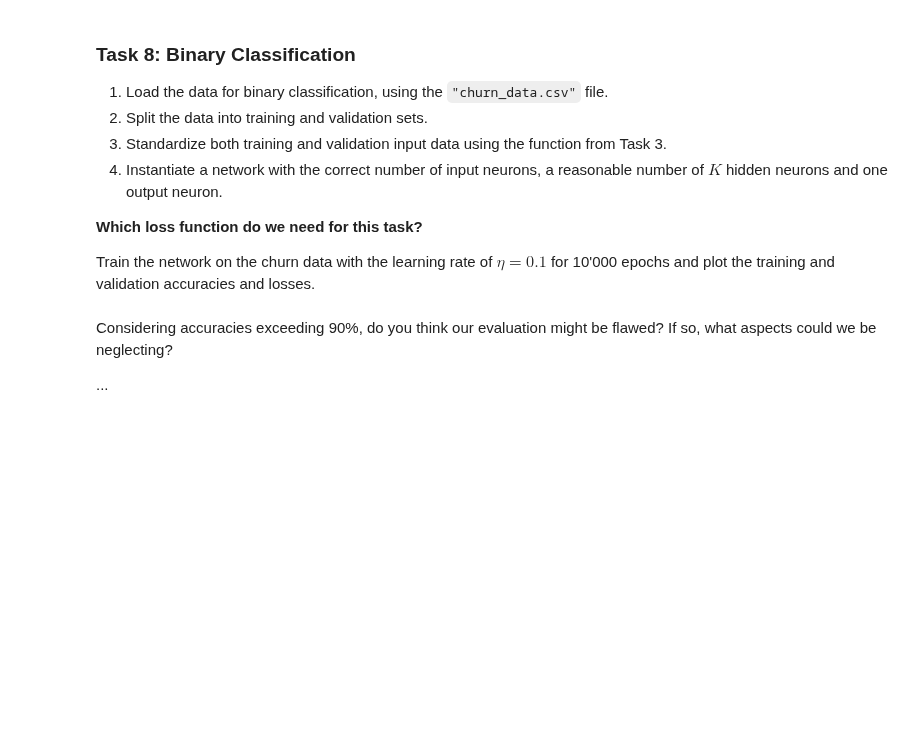
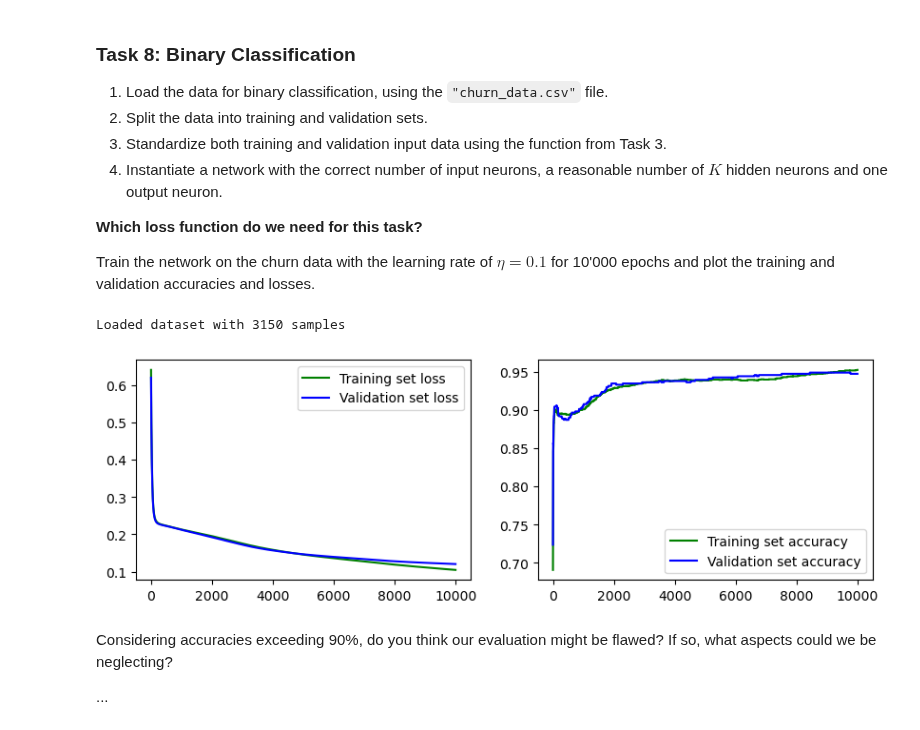
Before and after one commit to hangchenxie/uzh-deeplearning24, a Jupyter notebook: DL-Assignment05.ipynb, the cells around one changed output. Drawn from its saved outputs; the diff is of its cells as text; code cells hidden in the pictures; blank space fills up the shorter version.

```diff
--- a/DL-Assignment05.ipynb
+++ b/DL-Assignment05.ipynb
@@ -147,11 +162,13 @@ Note:
 # %%
 def standardize(X_train, X_val):
   # compute statistics
-  mean = ...
-  std = ...
+  mean = torch.mean(X_train, dim=0)
+  std = torch.std(X_train, dim=0)
 
   # standardize both X_train and X_val
-  ...
+  X_train = (X_train - mean) / std
+  X_val = (X_val - mean) / std
+
   return X_train, X_val
 # %% [markdown]
 ## Network Implementation
@@ -172,6 +189,8 @@ import torch
 
 def Network(D, K, O):
   return torch.nn.Sequential(
-    ...
+    torch.nn.Linear(D, K),
+    torch.nn.Tanh(),
+    torch.nn.Linear(K, O)
   )
 # %% [markdown]
@@ -188,12 +207,12 @@ Note: you can make use of the following pytorch functions:
 # %%
 def accuracy(Z, T):
   # check if we have binary or categorical classification
-  if ...:
+  if T.dim() == 2 and T.shape[1] == 1:
     # binary classification
-    return ...
+    return torch.mean(((Z > 0) == T), dtype= float).item()
   else:
     # categorical classification
-    return ...
+    return torch.mean(torch.argmax(Z, dim=1) == T, dtype= float).item()
 # %% [markdown]
 ### Test 2: Test Accuracy Function
 
@@ -285,13 +306,13 @@ from matplotlib import pyplot
 def plot(train_loss, train_acc, val_loss, val_acc):
   pyplot.figure(figsize=(10,3))
   ax = pyplot.subplot(121)
-  ax.plot(..., "g-", label="Training set loss")
-  ax.plot(..., "b-", label="Validation set loss")
+  ax.plot(train_loss, "g-", label="Training set loss")
+  ax.plot(val_loss, "b-", label="Validation set loss")
   ax.legend()
 
   ax = pyplot.subplot(122)
-  ax.plot(..., "g-", label="Training set accuracy")
-  ax.plot(..., "b-", label="Validation set accuracy")
+  ax.plot(train_acc, "g-", label="Training set accuracy")
+  ax.plot(val_acc, "b-", label="Validation set accuracy")
   ax.legend()
 # %% [markdown]
 ### Task 8: Binary Classification
@@ -307,21 +328,24 @@ def plot(train_loss, train_acc, val_loss, val_acc):
 Train the network on the churn data with the learning rate of **$\eta=0.1$** for 10'000 epochs and plot the training and validation accuracies and losses.
 # %%
 # define loss function
-loss = ...
+loss = torch.nn.BCEWithLogitsLoss()
 # load dataset
-X, T = ...
+X, T = dataset("churn_data.csv",",")
 # split dataset
-X_train, T_train, X_val, T_val = ...
+X_train, T_train, X_val, T_val = split_training_data(X,T)
 # standardize input data
-X_train, X_val = ...
+X_train, X_val = standardize(X_train, X_val)
 # initiate the network
-network = ...
+network = Network(X_train.shape[1], 10, 1) # [9,26] for k
 
 # train network on our data
-results = ...
+results = train(X_train, T_train, X_val, T_val, network, loss)
 
 # plot the results
-plot(...)
+plot(*results)
+# %% [output]
+Loaded dataset with 3150 samples
+[figure, added]
 # %% [markdown]
 Considering accuracies exceeding 90%, do you think our evaluation might be flawed? If so, what aspects could we be neglecting?
 
```
Also changed, not shown: parts of 8 cells of this notebook.
